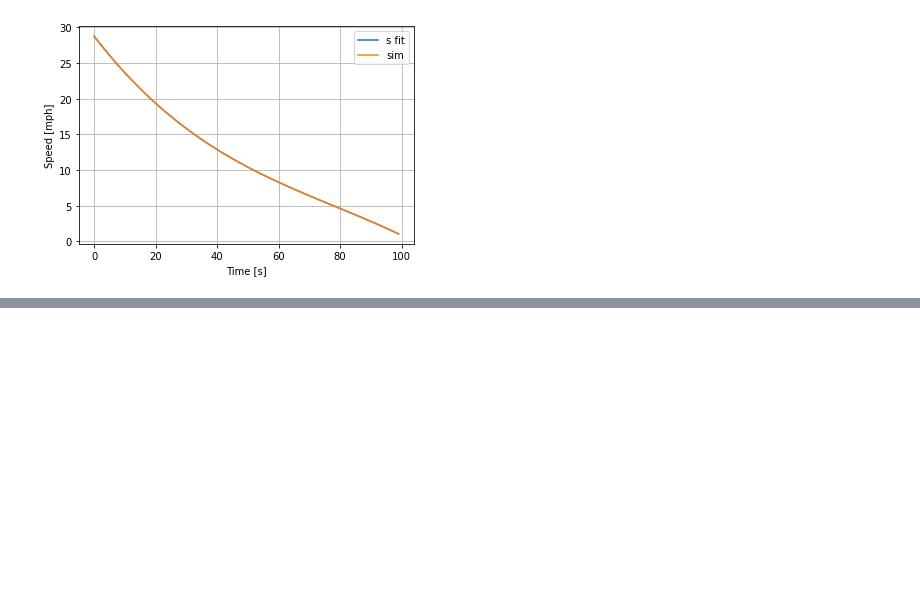
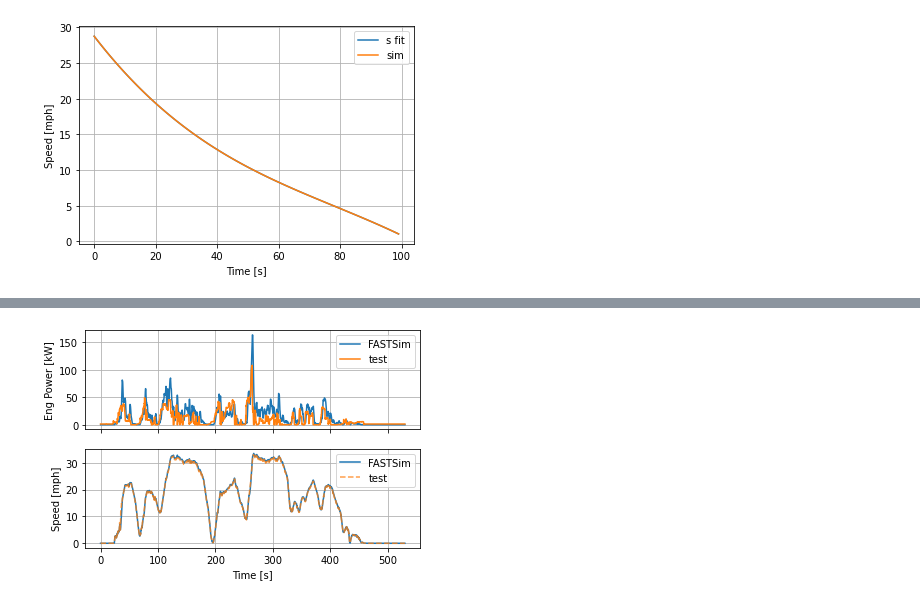
Before and after one commit to NREL/fastsim, a Jupyter notebook: docs/class4truck.ipynb, the cells around one changed output, grey strips where cells are left out. Saved outputs shown, nothing was run; the diff lists cells and outputs as text; code cells hidden in the pictures; blank space fills up the shorter version.

```diff
--- a/docs/class4truck.ipynb
+++ b/docs/class4truck.ipynb
@@ -233,0 +359,4 @@ plt.grid()
+# %%
+plot_eng_power(sd_isuzu, df_isuzu, save_name='fastim vs isuzu test', roll_width=10)
+# %% [output]
+[figure, added]
```
Also changed, not shown: parts of 25 cells of this notebook.
